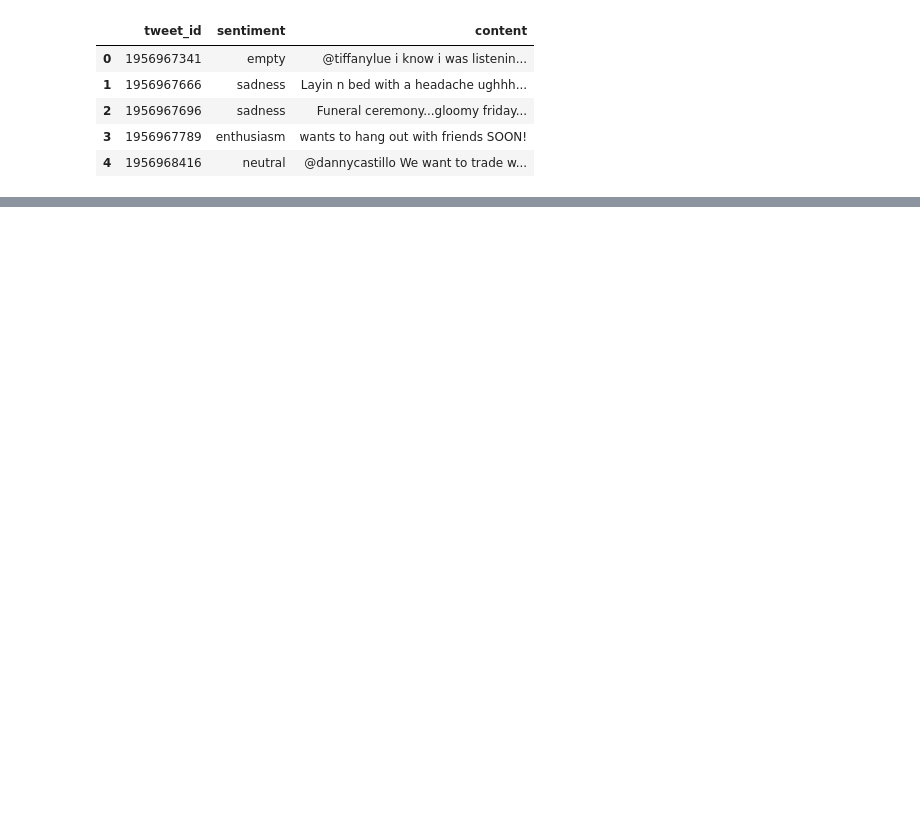
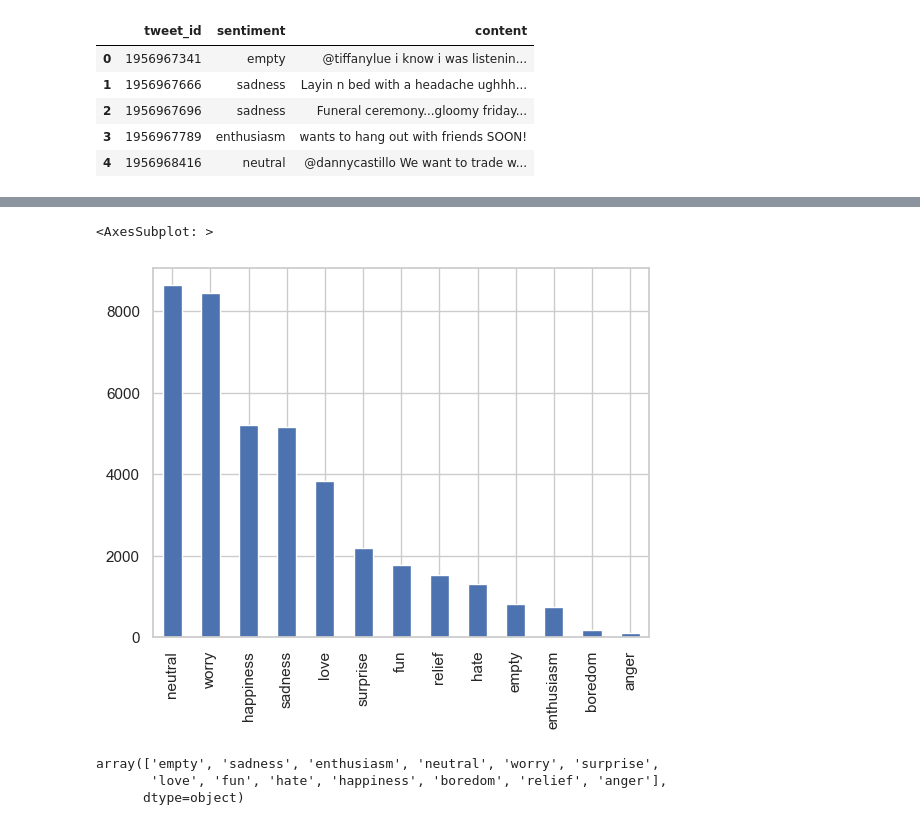
Before and after one commit to srikresna/ml-jobsheet, a Jupyter notebook: JS07_UTS/js08_uts.ipynb, the cells around one changed output, grey strips where cells are left out. Cells and saved outputs as stored; diff of their text form; code cells hidden in the pictures; blank space fills up the shorter version.

```diff
--- a/JS07_UTS/js08_uts.ipynb
+++ b/JS07_UTS/js08_uts.ipynb
@@ -66,0 +104,11 @@ df.head()
+# %%
+df['sentiment'].value_counts().plot(kind='bar')
+# %% [output]
+<AxesSubplot: >
+[figure, added]
+# %%
+df['sentiment'].unique()
+# %% [output]
+array(['empty', 'sadness', 'enthusiasm', 'neutral', 'worry', 'surprise',
+       'love', 'fun', 'hate', 'happiness', 'boredom', 'relief', 'anger'],
+      dtype=object)
```
Also changed, not shown: parts of 66 cells of this notebook, 4 other files.
